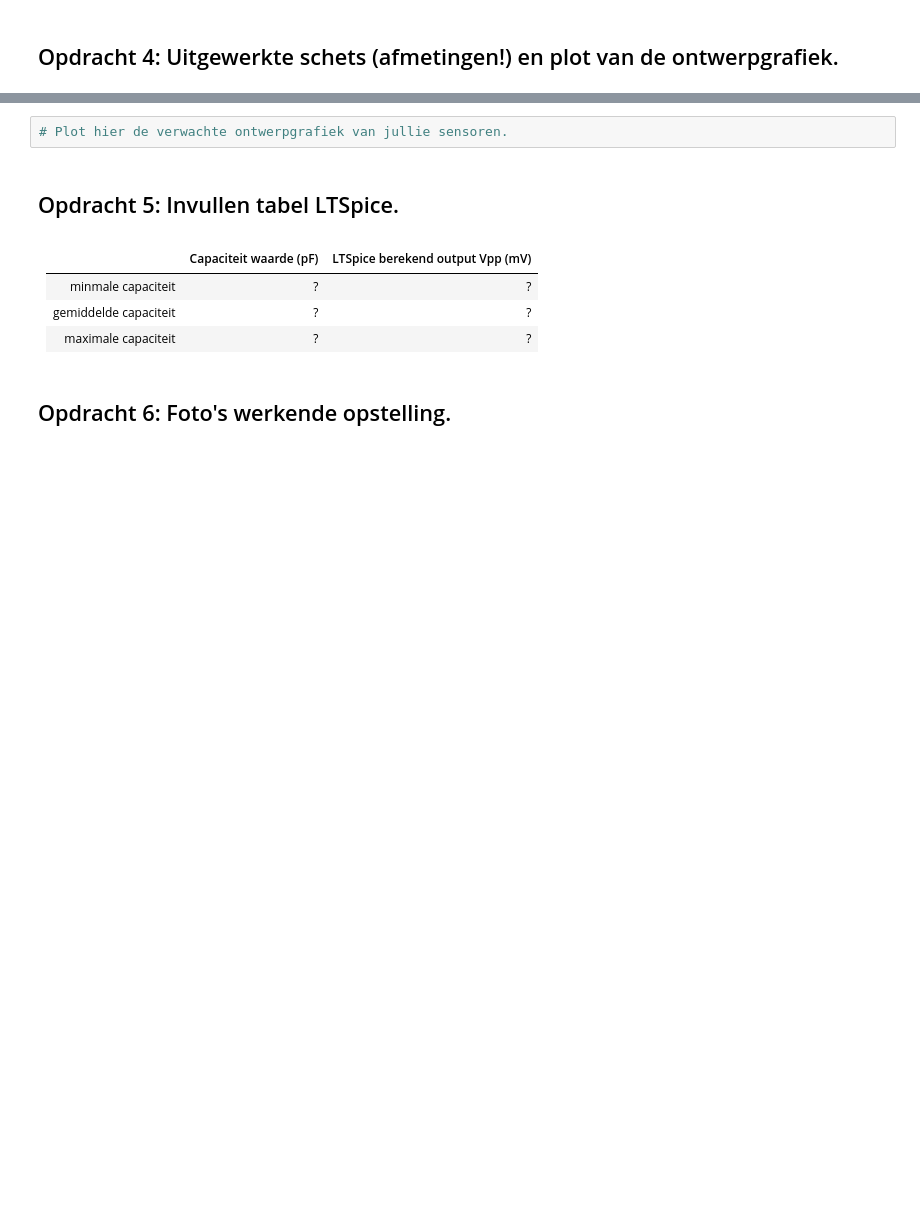
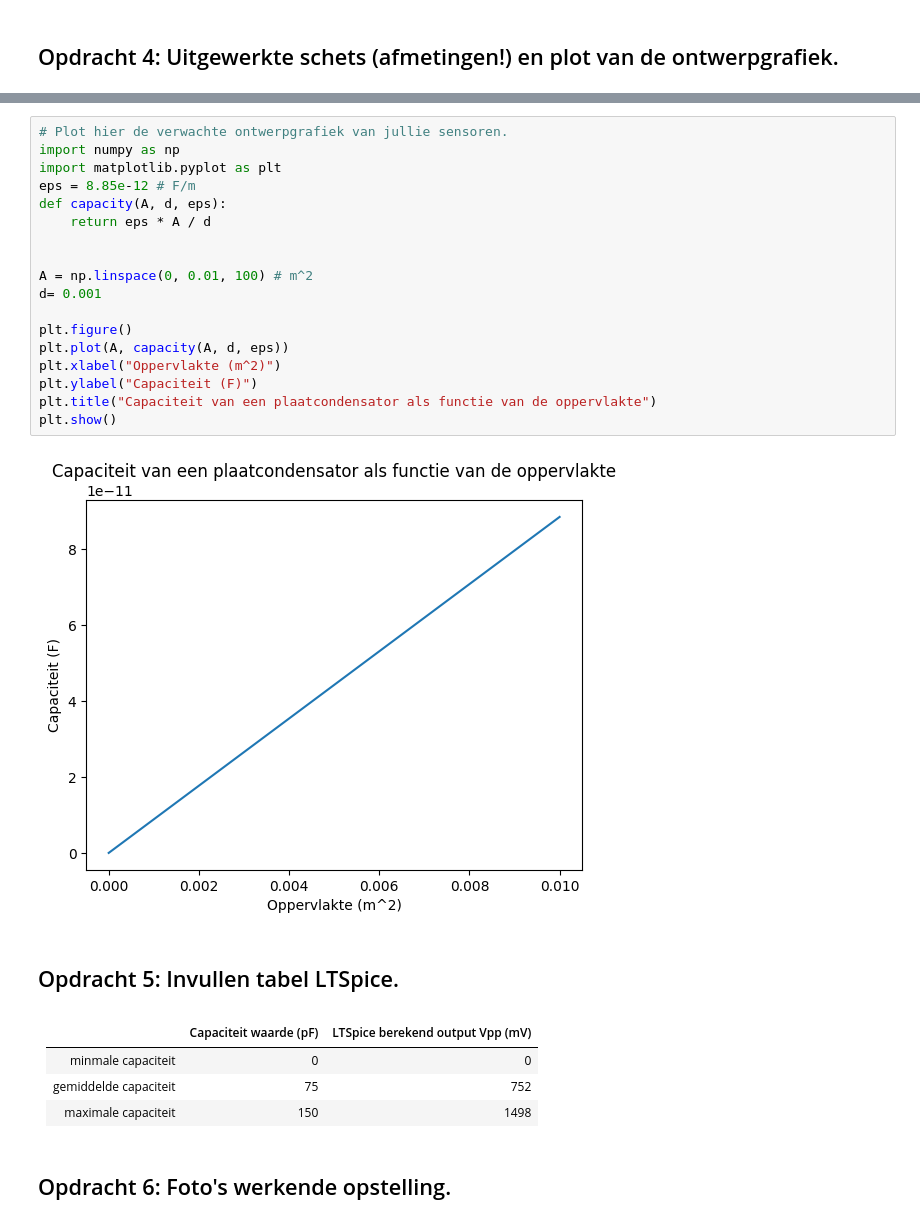
Before and after one commit to ChristophSmit/opdrachten-DEF-D, a Jupyter notebook: FysiekeOntwerpopdrachten/2OntwerpEenSensorCondensator/DEFOntwerpopdracht2OntwerpEenSensorInvulTemplate.ipynb, the cells around one changed output, grey strips where cells are left out. Saved outputs shown, nothing was run; the diff lists cells and outputs as text; blank space fills up the shorter version.

Commit message:
Sensor klaar om na te kijken

```diff
--- a/FysiekeOntwerpopdrachten/2OntwerpEenSensorCondensator/DEFOntwerpopdracht2OntwerpEenSensorInvulTemplate.ipynb
+++ b/FysiekeOntwerpopdrachten/2OntwerpEenSensorCondensator/DEFOntwerpopdracht2OntwerpEenSensorInvulTemplate.ipynb
@@ -84,13 +84,31 @@ Pas deze tekst aan: Wij gaan een sensor maken die X meet.
-# %%
-# Plot hier de verwachte ontwerpgrafiek van jullie sensoren.
+# %%
+# Plot hier de verwachte ontwerpgrafiek van jullie sensoren.
+import numpy as np
+import matplotlib.pyplot as plt
+eps = 8.85e-12 # F/m
+def capacity(A, d, eps):
+    return eps * A / d
+
+
+A = np.linspace(0, 0.01, 100) # m^2
+d= 0.001
+
+plt.figure()
+plt.plot(A, capacity(A, d, eps))
+plt.xlabel("Oppervlakte (m^2)")
+plt.ylabel("Capaciteit (F)")
+plt.title("Capaciteit van een plaatcondensator als functie van de oppervlakte")
+plt.show()
+# %% [output]
+[figure, added]
 # %% [markdown]
 ## Opdracht 5: Invullen tabel LTSpice.
 # %% [markdown]
 |         | Capaciteit waarde (pF)  | LTSpice berekend output Vpp (mV)|
 |-------------|-------------:|-------------:|
-| minmale capaciteit| ? |? |
-| gemiddelde capaciteit| ? |? |
-| maximale capaciteit| ? |? |
+| minmale capaciteit| 0 |0 |
+| gemiddelde capaciteit| 75 |752 |
+| maximale capaciteit| 150 |1498 |
 # %% [markdown]
 ## Opdracht 6: Foto's werkende opstelling.
 # %% [markdown]
```
Also changed, not shown: parts of 20 cells of this notebook, 7 other files.
